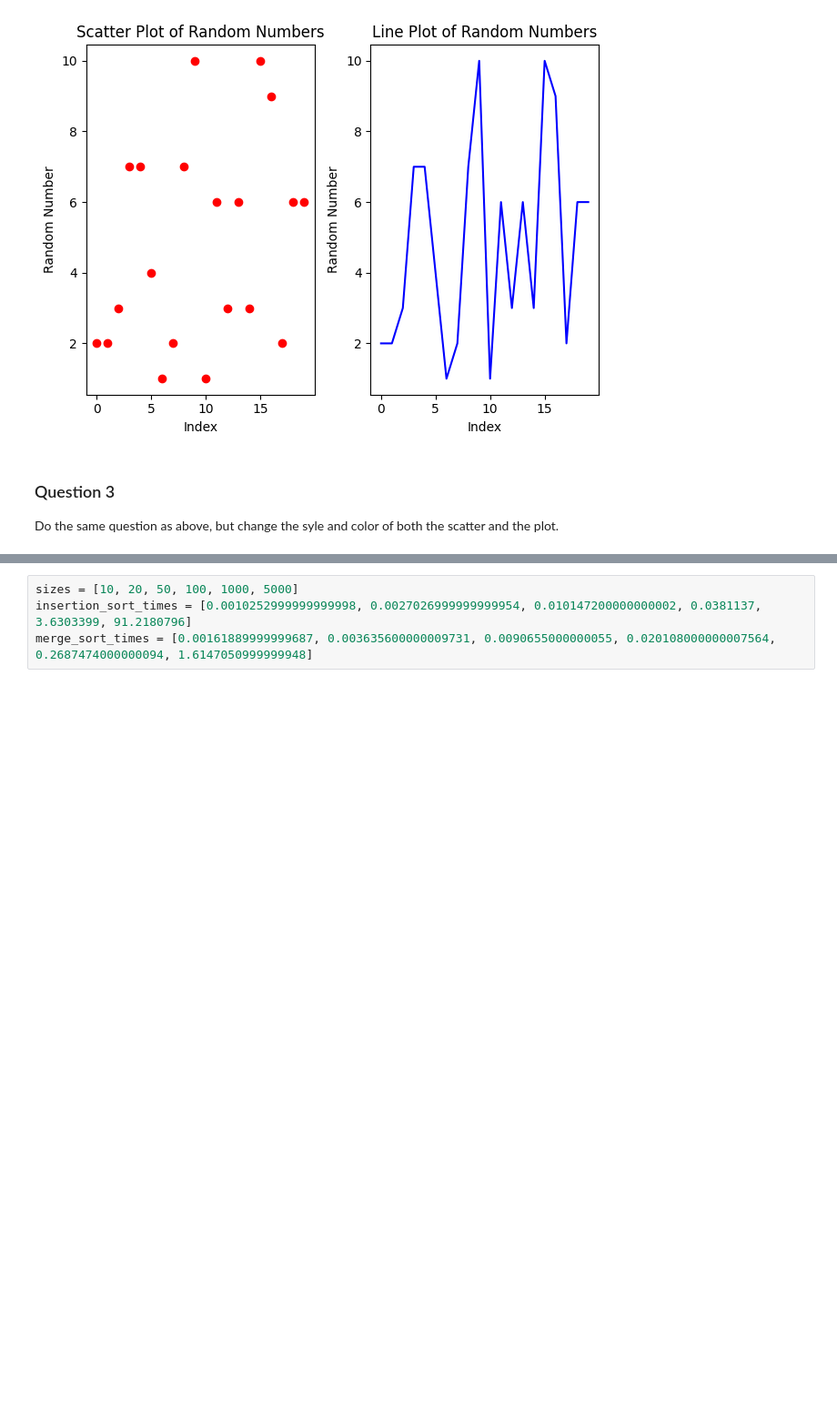
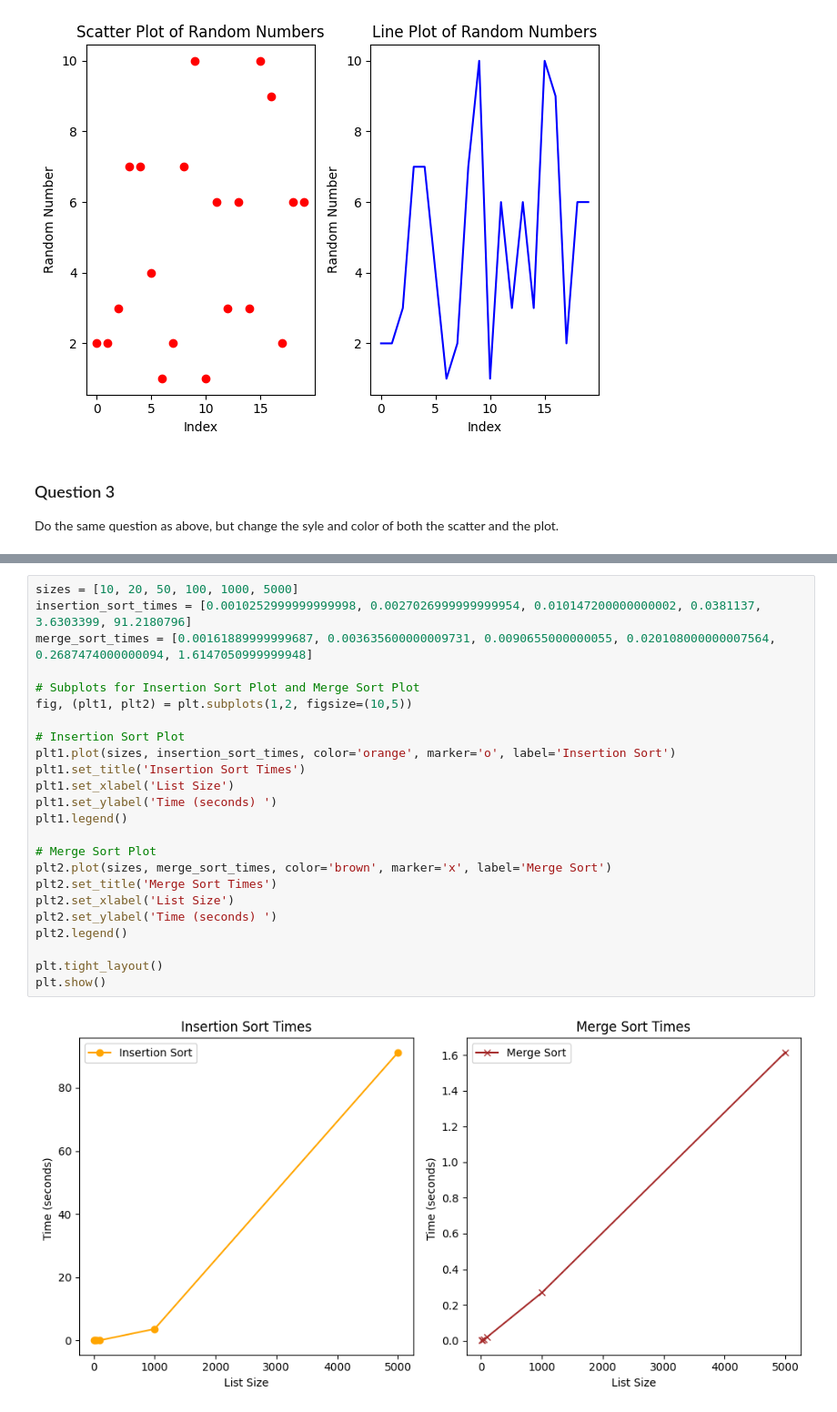
Before and after one commit to ryankrabbe/web-project-03-krabbe, a Jupyter notebook: pyplot.ipynb, the cells around one changed output, grey strips where cells are left out. Shown at 91% size. Saved outputs shown, nothing was run; the diff lists cells and outputs as text; blank space fills up the shorter version.

```diff
--- a/pyplot.ipynb
+++ b/pyplot.ipynb
@@ -109,4 +110,26 @@ plt.show()
-# %%
-sizes = [10, 20, 50, 100, 1000, 5000]
-insertion_sort_times = [0.0010252999999999998, 0.0027026999999999954, 0.010147200000000002, 0.0381137, 3.6303399, 91.2180796]
-merge_sort_times = [0.00161889999999687, 0.003635600000009731, 0.0090655000000055, 0.020108000000007564, 0.2687474000000094, 1.6147050999999948]
+# %%
+sizes = [10, 20, 50, 100, 1000, 5000]
+insertion_sort_times = [0.0010252999999999998, 0.0027026999999999954, 0.010147200000000002, 0.0381137, 3.6303399, 91.2180796]
+merge_sort_times = [0.00161889999999687, 0.003635600000009731, 0.0090655000000055, 0.020108000000007564, 0.2687474000000094, 1.6147050999999948]
+
+# Subplots for Insertion Sort Plot and Merge Sort Plot
+fig, (plt1, plt2) = plt.subplots(1,2, figsize=(10,5))
+
+# Insertion Sort Plot
+plt1.plot(sizes, insertion_sort_times, color='orange', marker='o', label='Insertion Sort')
+plt1.set_title('Insertion Sort Times')
+plt1.set_xlabel('List Size')
+plt1.set_ylabel('Time (seconds) ')
+plt1.legend()
+
+# Merge Sort Plot
+plt2.plot(sizes, merge_sort_times, color='brown', marker='x', label='Merge Sort')
+plt2.set_title('Merge Sort Times')
+plt2.set_xlabel('List Size')
+plt2.set_ylabel('Time (seconds) ')
+plt2.legend()
+
+plt.tight_layout()
+plt.show()
+# %% [output]
+[figure, added]
```
Also changed, not shown: parts of 2 cells of this notebook.
